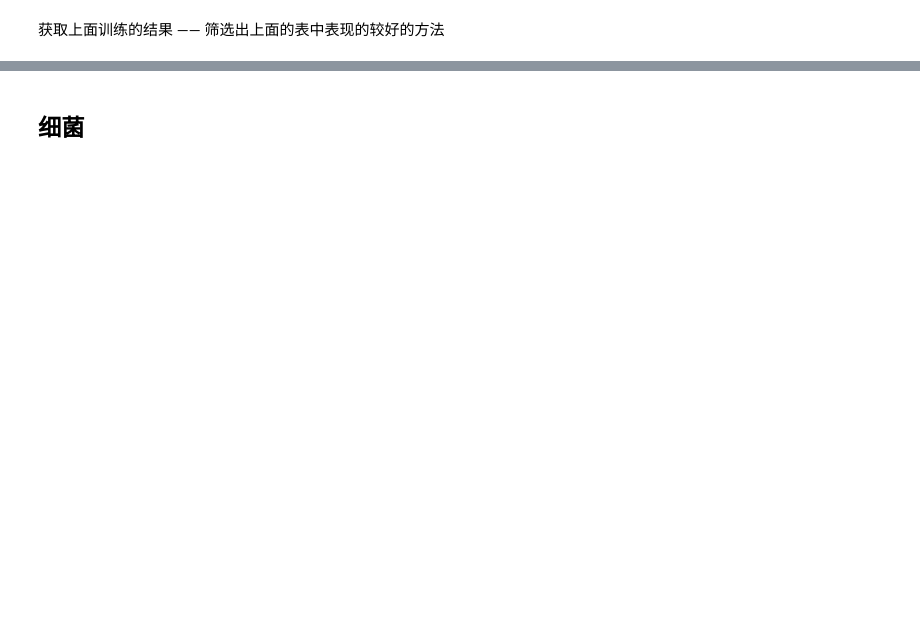
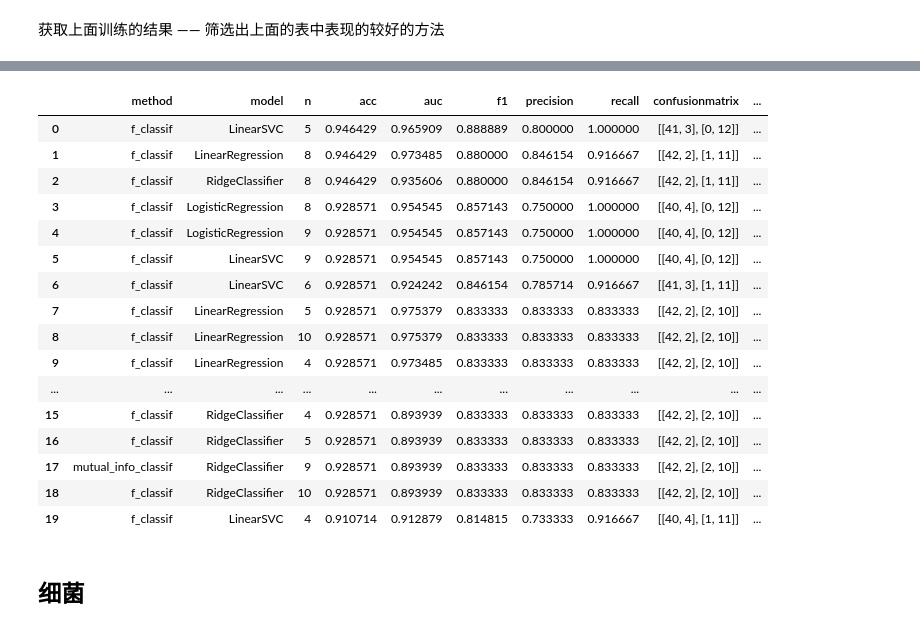
Before and after one commit to yeouyang326/digital-encoding-of-miRNA, a Jupyter notebook: xy.ipynb, the cells around one changed output, grey strips where cells are left out. Saved outputs shown, nothing was run; the diff lists cells and outputs as text; code cells hidden in the pictures; blank space fills up the shorter version.

```diff
--- a/xy.ipynb
+++ b/xy.ipynb
@@ -802,7 +915,7 @@ for i in range(len(results_sorted_found_coef)):
             prediction = 1 if score > 0.5 else 0
             scores.append(score)
             predictions.append(prediction)
-    elif model_name == 'RidgeClassifier':
+    elif model_name == 'RidgeClassifier' or model_name == 'RidgeClassifierCV':
         for j in range(len(X_test_selected)):
             score = np.dot(X_test_selected.iloc[j], coef) / times + intercept
             prediction = 1 if score > 0.5 else 0
@@ -871,14 +998,32 @@ results_sorted_found_coef
 # %%
-sort_columns = ['found_coef','reproduce','f1', 'auc', 'n']
-sort_order = [False,False, False,False, True]
+sort_columns = ['found_coef','reproduce','f1', 'auc', 'recall']
+sort_order = [False,False, False,False, False]
 
 # Sort the DataFrame
 results_sorted = results_sorted_found_coef.sort_values(by=sort_columns, ascending=sort_order).reset_index(drop=True).copy()
 results_sorted_view = results_sorted.head(20).copy().drop(['coef','found_coef','gene_id','reproduce'], axis=1)
 
 vir_sorted = results_sorted_view.copy()
 vir_sorted
 # todo: 当连续几个的gb_acc和coef_rounded都和上一个一样时，不用再显示出来。
+# %% [output]
+|  | method | model | n | acc | auc | f1 | precision | recall | confusionmatrix | ... |
+| 0 | f_classif | LinearSVC | 5 | 0.946429 | 0.965909 | 0.888889 | 0.800000 | 1.000000 | [[41, 3], [0, 12]] | ... |
+| 1 | f_classif | LinearRegression | 8 | 0.946429 | 0.973485 | 0.880000 | 0.846154 | 0.916667 | [[42, 2], [1, 11]] | ... |
+| 2 | f_classif | RidgeClassifier | 8 | 0.946429 | 0.935606 | 0.880000 | 0.846154 | 0.916667 | [[42, 2], [1, 11]] | ... |
+| 3 | f_classif | LogisticRegression | 8 | 0.928571 | 0.954545 | 0.857143 | 0.750000 | 1.000000 | [[40, 4], [0, 12]] | ... |
+| 4 | f_classif | LogisticRegression | 9 | 0.928571 | 0.954545 | 0.857143 | 0.750000 | 1.000000 | [[40, 4], [0, 12]] | ... |
+| 5 | f_classif | LinearSVC | 9 | 0.928571 | 0.954545 | 0.857143 | 0.750000 | 1.000000 | [[40, 4], [0, 12]] | ... |
+| 6 | f_classif | LinearSVC | 6 | 0.928571 | 0.924242 | 0.846154 | 0.785714 | 0.916667 | [[41, 3], [1, 11]] | ... |
+| 7 | f_classif | LinearRegression | 5 | 0.928571 | 0.975379 | 0.833333 | 0.833333 | 0.833333 | [[42, 2], [2, 10]] | ... |
+| 8 | f_classif | LinearRegression | 10 | 0.928571 | 0.975379 | 0.833333 | 0.833333 | 0.833333 | [[42, 2], [2, 10]] | ... |
+| 9 | f_classif | LinearRegression | 4 | 0.928571 | 0.973485 | 0.833333 | 0.833333 | 0.833333 | [[42, 2], [2, 10]] | ... |
+| ... | ... | ... | ... | ... | ... | ... | ... | ... | ... | ... |
+| 15 | f_classif | RidgeClassifier | 4 | 0.928571 | 0.893939 | 0.833333 | 0.833333 | 0.833333 | [[42, 2], [2, 10]] | ... |
+| 16 | f_classif | RidgeClassifier | 5 | 0.928571 | 0.893939 | 0.833333 | 0.833333 | 0.833333 | [[42, 2], [2, 10]] | ... |
+| 17 | mutual_info_classif | RidgeClassifier | 9 | 0.928571 | 0.893939 | 0.833333 | 0.833333 | 0.833333 | [[42, 2], [2, 10]] | ... |
+| 18 | f_classif | RidgeClassifier | 10 | 0.928571 | 0.893939 | 0.833333 | 0.833333 | 0.833333 | [[42, 2], [2, 10]] | ... |
+| 19 | f_classif | LinearSVC | 4 | 0.910714 | 0.912879 | 0.814815 | 0.733333 | 0.916667 | [[40, 4], [1, 11]] | ... |
 # %% [markdown]
 ## 细菌
 # %%
```
Also changed, not shown: parts of 28 cells of this notebook.
